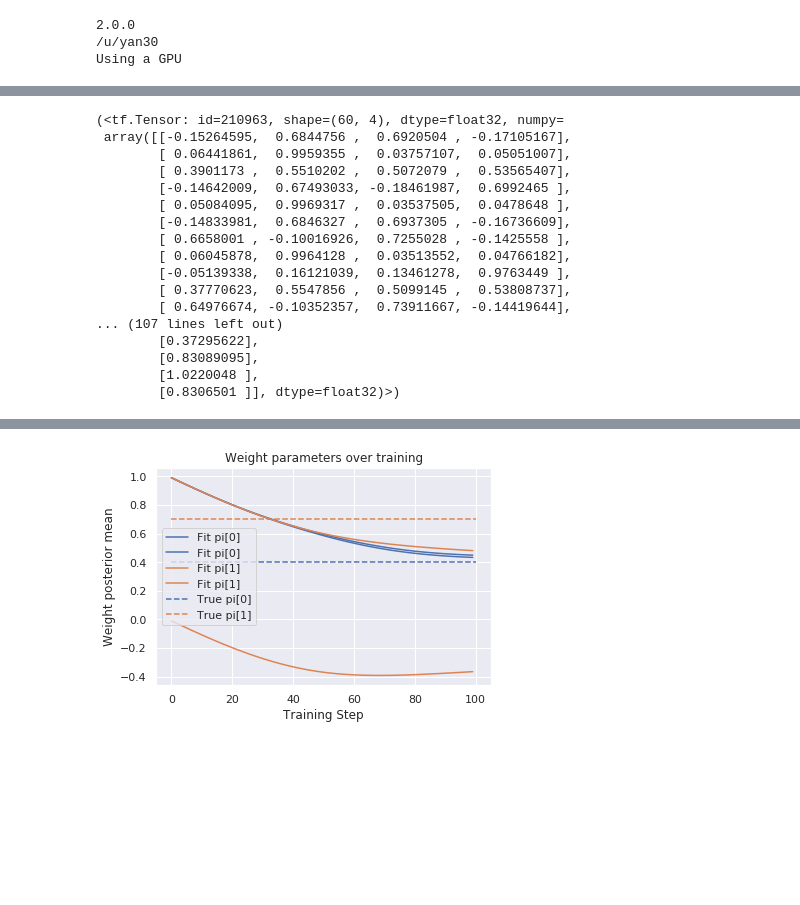
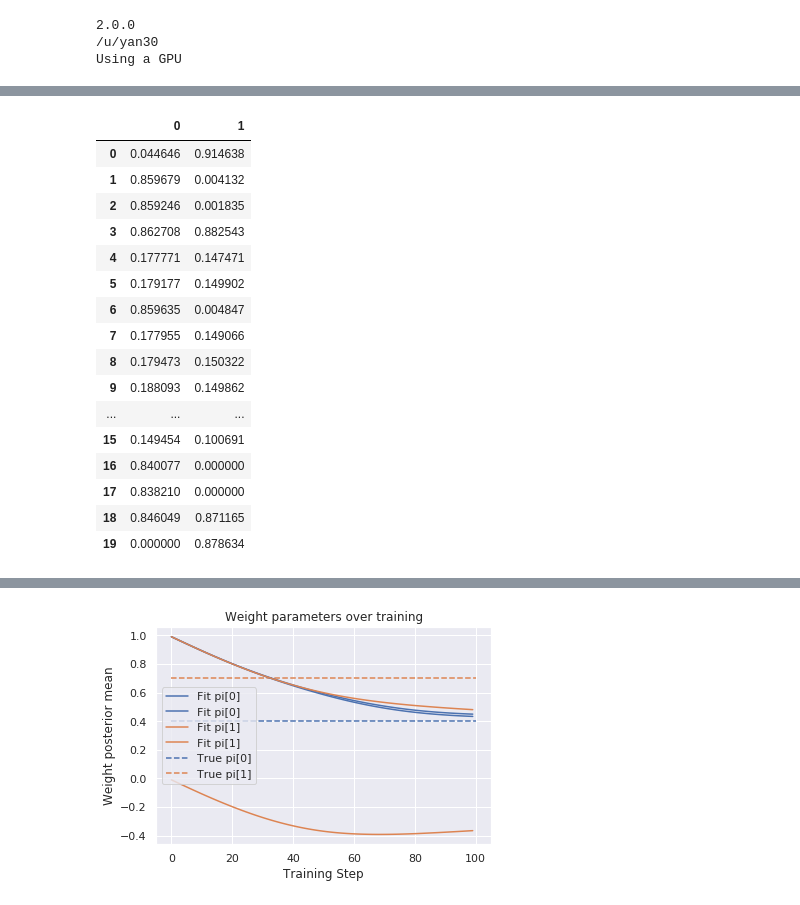
Before and after one commit to everyxs/BayesianOmics, a Jupyter notebook: DAG/VariationalTest-Copy1.ipynb, the cells around one changed output, grey strips where cells are left out. Cells and saved outputs as stored; diff of their text form; code cells hidden in the pictures; blank space fills up the shorter version.

Commit message:
toy model confimred

```diff
--- a/DAG/VariationalTest-Copy1.ipynb
+++ b/DAG/VariationalTest-Copy1.ipynb
@@ -209,40 +206,26 @@ array([[6.0014815, 2.148455 ],
 # %%
 #import tensorflow.keras.backend as kerasB
-k2 = 4
-phi = np.asarray([0.333,0.666,0.2,0.2]).astype("float32")
+k2 = 2
+phi = np.asarray([0.4,0.4]).astype("float32")
 #phi = np.repeat(np.asarray([0.1,0.4]),k2/k).astype("float32")
 model = VariationalEstep(k2,n,phi)
-L_RATE = 0.01
+L_RATE = 0.002
 optimizer = tf.keras.optimizers.Adam(lr=L_RATE)
 
-totalW = sum(sum(W))
-GrefBlkVars = np.random.normal(loc = totalW/len(W)/(len(W)-1)/2, scale = 0.1, size = (k2,k2)).astype("float32")
-for i in range(k):
-    for j in range(k):
-        if (j==i): # only update diagonal entries for efficiency
-            id1, id2 = zip(*it.product(np.where(label==i)[0],np.where(label==j)[0])) #cartesian product of the i j blocks
-            totalW = sum(W[id1, id2]) #total edge weights of the block pair
-            GrefBlkVars[i,j] = totalW/len(id1) #averaged over possible edges of the block pair, needs upper-trianglize optimization
-GrefBlkVars = tf.convert_to_tensor(np.maximum(GrefBlkVars, GrefBlkVars.T), dtype=tf.float32)
-
-@tf.function
-def E_step(y):
+#@tf.function
+def E_step(y,GrefBlkVars):
     with tf.GradientTape() as tape:
-        phi2 = tf.reduce_sum(model.z, 0)/n
-        kl_loss = model.KLlosses(phi2)/n
-        elbo_loss = kl_loss
+        log_prob = tf.reduce_mean(model(GrefBlkVars,2.0,k2,n).log_prob(y))
+        kl_loss = model.KLlosses()/n*10
+        elbo_loss = kl_loss - log_prob
     gradients = tape.gradient(elbo_loss, model.trainable_variables)
     optimizer.apply_gradients(zip(gradients, model.trainable_variables))
     return model.trainable_variables
 
-@tf.function
-def M_step(y):
+def M_step(y,z):
     with tf.GradientTape() as tape:
         log_prob = tf.reduce_mean(model(GrefBlkVars,2.0,k2,n).log_prob(y))
         phi2 = tf.reduce_sum(model.z, 0)/n
-        model.losses(phi2)/n
+        model.losses(phi2)
         tf.print(phi2)
-        elbo_loss = - log_prob
-    gradients = tape.gradient(elbo_loss, model.trainable_variables)
-    optimizer.apply_gradients(zip(gradients, model.trainable_variables))
-    return model.trainable_variables
+    return GrefBlkVars
@@ -296,26 +314,24 @@ model.trainable_variables
-# %%
-#model.z/tf.reduce_sum(model.z, 1).numpy()
-tf.linalg.normalize(
-    model.z, ord='euclidean', axis=1
-)
-# %% [output]
-(<tf.Tensor: id=210963, shape=(60, 4), dtype=float32, numpy=
- array([[-0.15264595,  0.6844756 ,  0.6920504 , -0.17105167],
-        [ 0.06441861,  0.9959355 ,  0.03757107,  0.05051007],
-        [ 0.3901173 ,  0.5510202 ,  0.5072079 ,  0.53565407],
-        [-0.14642009,  0.67493033, -0.18461987,  0.6992465 ],
-        [ 0.05084095,  0.9969317 ,  0.03537505,  0.0478648 ],
-        [-0.14833981,  0.6846327 ,  0.6937305 , -0.16736609],
-        [ 0.6658001 , -0.10016926,  0.7255028 , -0.1425558 ],
-        [ 0.06045878,  0.9964128 ,  0.03513552,  0.04766182],
-        [-0.05139338,  0.16121039,  0.13461278,  0.9763449 ],
-        [ 0.37770623,  0.5547856 ,  0.5099145 ,  0.53808737],
-        [ 0.64976674, -0.10352357,  0.73911667, -0.14419644],
-... (107 lines left out)
-        [0.37295622],
-        [0.83089095],
-        [1.0220048 ],
-        [0.8306501 ]], dtype=float32)>)
+# %%
+import pandas as pd
+pd.DataFrame(model.trainable_variables[1].numpy())
+# %% [output]
+|  | 0 | 1 |
+| 0 | 0.044646 | 0.914638 |
+| 1 | 0.859679 | 0.004132 |
+| 2 | 0.859246 | 0.001835 |
+| 3 | 0.862708 | 0.882543 |
+| 4 | 0.177771 | 0.147471 |
+| 5 | 0.179177 | 0.149902 |
+| 6 | 0.859635 | 0.004847 |
+| 7 | 0.177955 | 0.149066 |
+| 8 | 0.179473 | 0.150322 |
+| 9 | 0.188093 | 0.149862 |
+| ... | ... | ... |
+| 15 | 0.149454 | 0.100691 |
+| 16 | 0.840077 | 0.000000 |
+| 17 | 0.838210 | 0.000000 |
+| 18 | 0.846049 | 0.871165 |
+| 19 | 0.000000 | 0.878634 |
 # %%
 # Plot value of weights over training
 colors = plt.rcParams['axes.prop_cycle'].by_key()['color']
```
Also changed, not shown: parts of 16 cells of this notebook.
